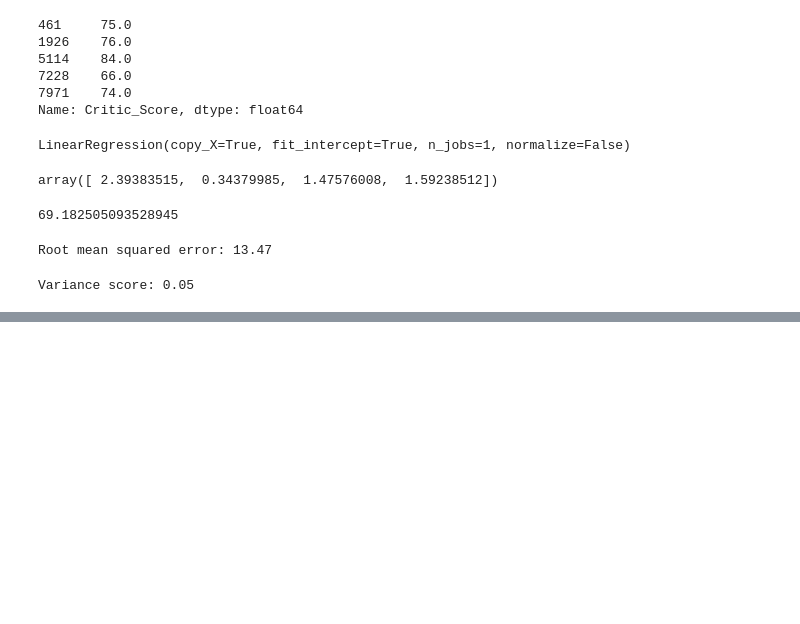
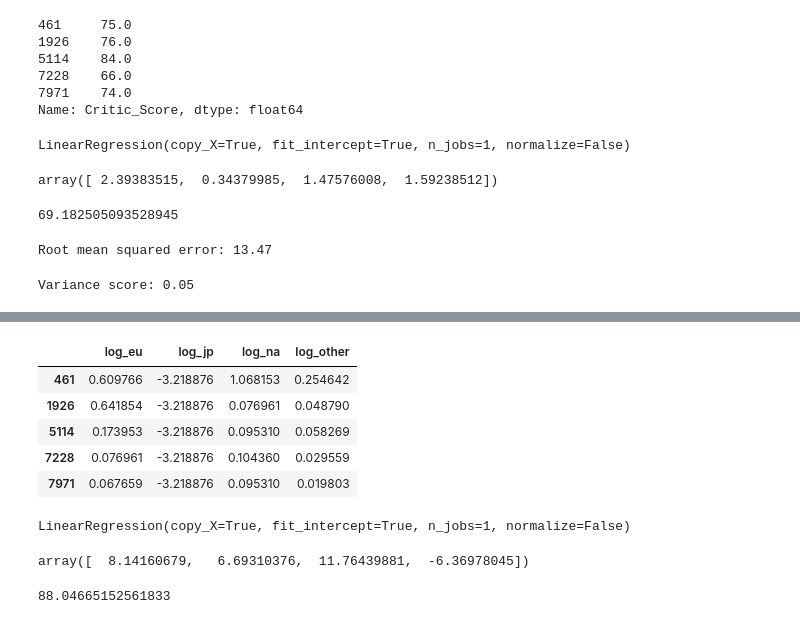
Before and after one commit to CherylTo/Video, a Jupyter notebook: VGSales Data Visualisation and Linear Regression.ipynb, the cells around one changed output, grey strips where cells are left out. Cells and saved outputs as stored; diff of their text form; code cells hidden in the pictures; blank space fills up the shorter version.

```diff
--- a/VGSales Data Visualisation and Linear Regression.ipynb
+++ b/VGSales Data Visualisation and Linear Regression.ipynb
@@ -649,2 +686,25 @@ Variance score: 0.05
+# %%
+Xtrain, Xtest, ytrain, ytest = train_test_split(log_df_x, log_df_y, random_state=1)
+# %%
+Xtest.head()
+# %% [output]
+|  | log_eu | log_jp | log_na | log_other |
+| 461 | 0.609766 | -3.218876 | 1.068153 | 0.254642 |
+| 1926 | 0.641854 | -3.218876 | 0.076961 | 0.048790 |
+| 5114 | 0.173953 | -3.218876 | 0.095310 | 0.058269 |
+| 7228 | 0.076961 | -3.218876 | 0.104360 | 0.029559 |
+| 7971 | 0.067659 | -3.218876 | 0.095310 | 0.019803 |
+# %%
+model.fit(Xtrain, ytrain)
+# %% [output]
+LinearRegression(copy_X=True, fit_intercept=True, n_jobs=1, normalize=False)
+# %%
+model.coef_
+# %% [output]
+array([  8.14160679,   6.69310376,  11.76439881,  -6.36978045])
+# %%
+model.intercept_
+# %% [output]
+88.04665152561833
 # %% [markdown]
 <b>
```
Also changed, not shown: parts of 14 cells of this notebook.
